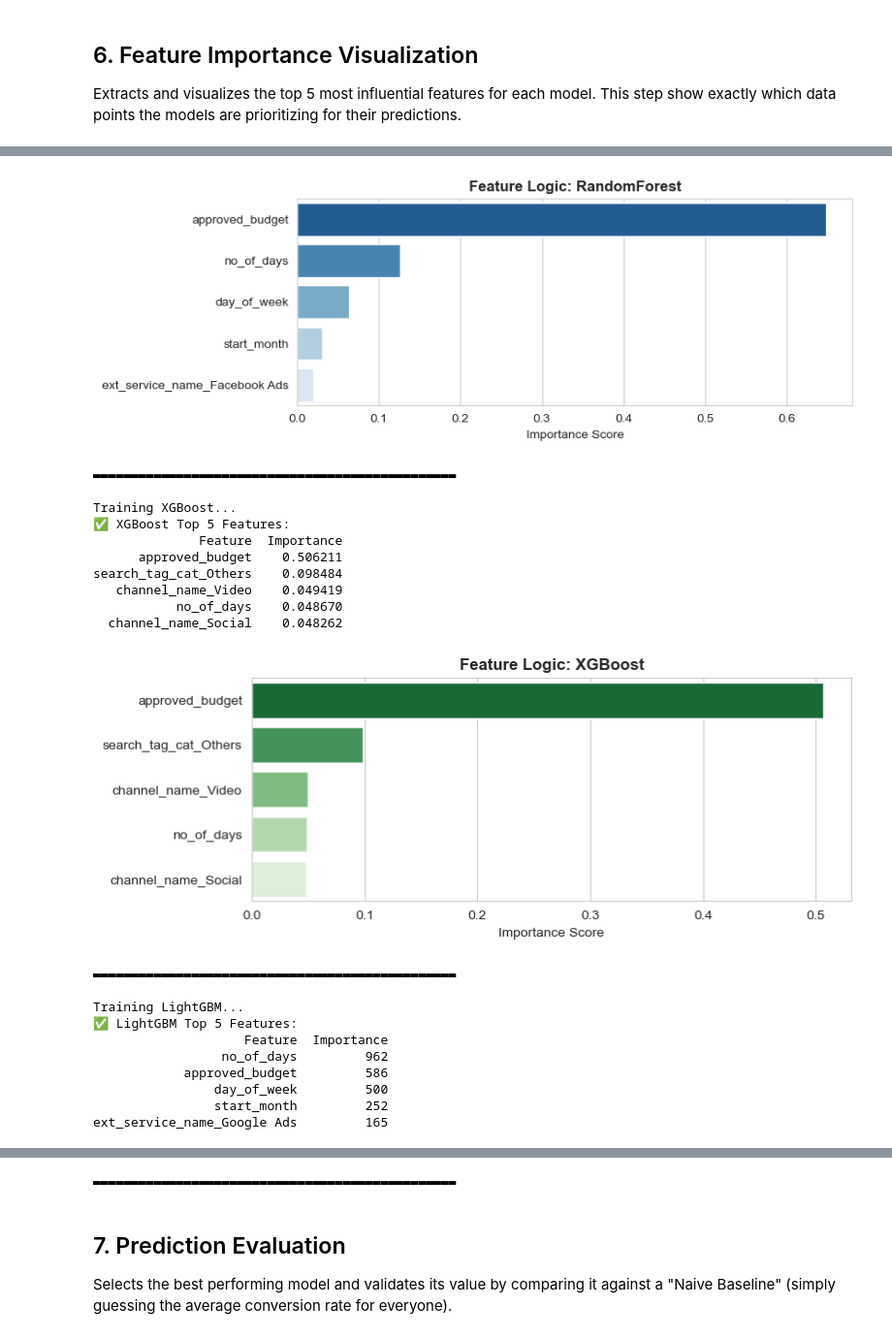
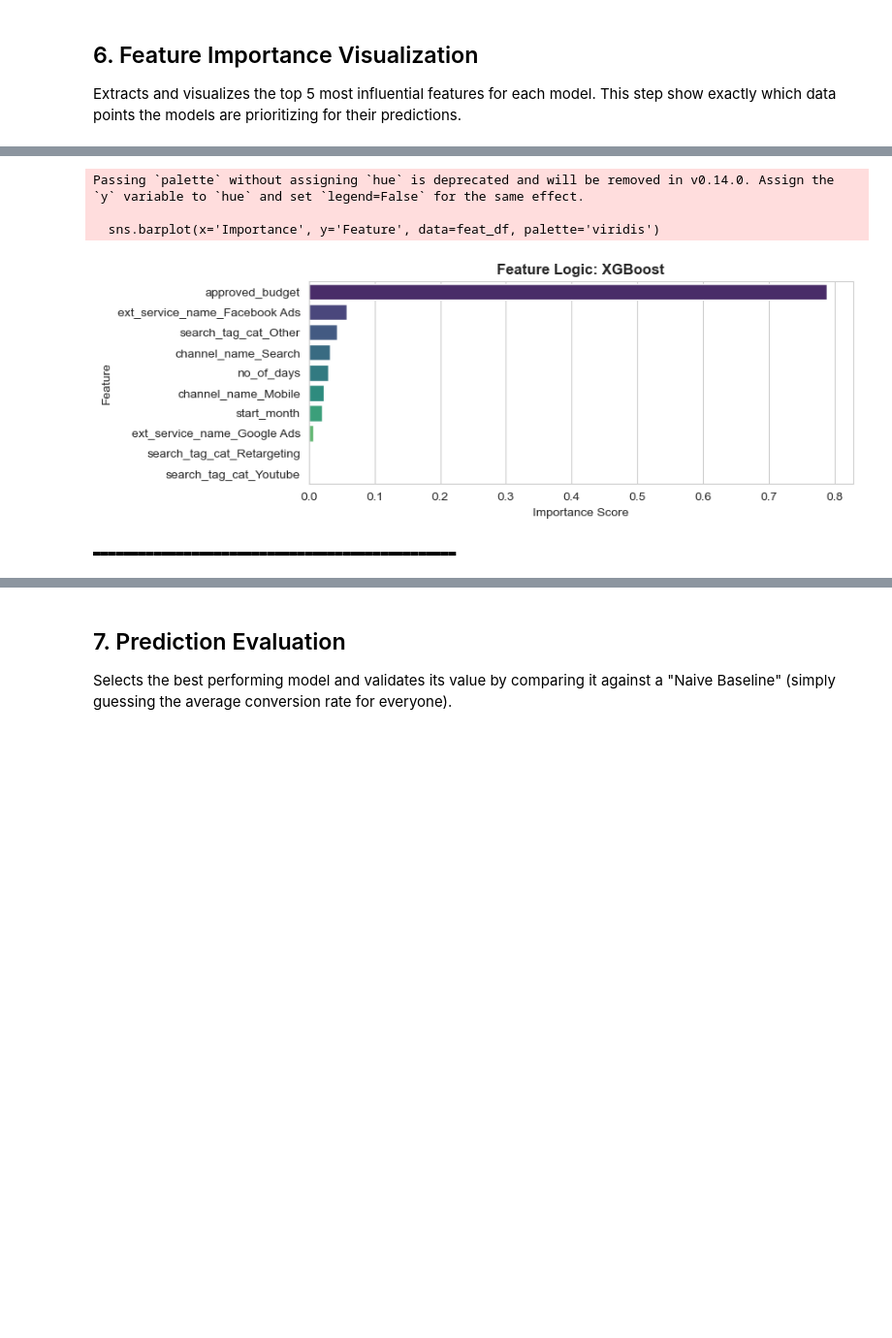
Before and after one commit to 1220823/Viralytics-Desafio-2, a Jupyter notebook: src/Model_Training/train_market_model.ipynb, the cells around one changed output, grey strips where cells are left out. Shown at 97% size. Cells and saved outputs as stored; diff of their text form; code cells hidden in the pictures; blank space fills up the shorter version.

```diff
--- a/src/Model_Training/train_market_model.ipynb
+++ b/src/Model_Training/train_market_model.ipynb
@@ -35,6 +36,13 @@ Loads the cleaned dataset
 # %%
 # FIND FILE AUTOMATICALLY
 files = glob.glob("../Datasets/Cleaned_Datasets/Marketing/*.csv")
+
+if not files:
+    raise FileNotFoundError("No CSV files found. Check your path!")
+
+# Sort to ensure we always pick the same file
+files.sort()
+
 print(f"Loading file: {files[0]}")
 df = pd.read_csv(files[0])
 print(f"Final Data Shape: {df.shape}")
@@ -288,39 +270,38 @@ LightGBM        | 0.5838     | 0.7014     | 0.1175     | $77,780    | 0.5869
 
 Extracts and visualizes the top 5 most influential features for each model. This step show exactly which data points the models are prioritizing for their predictions.
 # %%
-# 2. Loop through each model to Train & Visualize
-for name, model in models.items():
-    print(f"\nTraining {name}...")
+# Visualize the Best Model's Features
+if best_opt_model is not None:
+    print(f"\nTraining {best_model_name} for Visualization...")
 
-    # A. Train the model fresh
-    model.fit(X_train, y_train)
+    # Extract parts from pipeline
+    selector = best_opt_model.named_steps['selector']
+    regressor = best_opt_model.named_steps['regressor']
 
-    # B. Extract Feature Importance
-    if hasattr(model, 'feature_importances_'):
-        importances = model.feature_importances_
-        feature_names = X_train.columns
+    # Get Feature Names
+    selected_mask = selector.get_support()
+    selected_names = X_train.columns[selected_mask]
+
+    # Extract Feature Importance
+    if hasattr(regressor, 'feature_importances_'):
+        importances = regressor.feature_importances_
 
         # Create a clean DataFrame
         feat_df = pd.DataFrame({
-            'Feature': feature_names,
+            'Feature': selected_names,
             'Importance': importances
-        }).sort_values(by='Importance', ascending=False).head(5) # Keep top 5
+        }).sort_values(by='Importance', ascending=False).head(10)
 
-        # C. Print the Numbers (The "Evidence")
-        print(f"✅ {name} Top 5 Features:")
+        print(f"✅ {best_model_name} Top Features:")
         print(feat_df.to_string(index=False))
 
-        # D. Plot the Graph (The "Visual")
+        # Plot
         plt.figure(figsize=(8, 3))
-        # Color coding: RF=Blue, XGB=Green, LGBM=Purple for distinctness
-        color_map = {'RandomForest': 'Blues_r', 'XGBoost': 'Greens_r', 'LightGBM': 'Purples_r'}
-
-        sns.barplot(x='Importance', y='Feature', hue='Feature', data=feat_df, palette=color_map[name], legend=False)
-        plt.title(f'Feature Logic: {name}', fontsize=12, fontweight='bold')
+        sns.barplot(x='Importance', y='Feature', data=feat_df, palette='viridis')
+        plt.title(f'Feature Logic: {best_model_name}', fontsize=12, fontweight='bold')
         plt.xlabel('Importance Score')
-        plt.ylabel('')
         plt.show()
         print("▬▬▬▬▬▬▬▬▬▬▬▬▬▬▬▬▬▬▬▬▬▬▬▬▬▬▬▬▬▬▬▬▬▬▬▬▬▬▬▬▬▬▬▬▬▬▬▬")
     else:
-        print(f"⚠️ Model {name} does not support feature importance.")
+        print(f"⚠️ Model {best_model_name} does not support feature importance.")
 # %% [output]
@@ -335,22 +321,5 @@ ext_service_name_Facebook Ads    0.019843
+Passing `palette` without assigning `hue` is deprecated and will be removed in v0.14.0. Assign the `y` variable to `hue` and set `legend=False` for the same effect.
+
+  sns.barplot(x='Importance', y='Feature', data=feat_df, palette='viridis')
-[figure, old version]
+[figure, new version]
-▬▬▬▬▬▬▬▬▬▬▬▬▬▬▬▬▬▬▬▬▬▬▬▬▬▬▬▬▬▬▬▬▬▬▬▬▬▬▬▬▬▬▬▬▬▬▬▬
-
-Training XGBoost...
-✅ XGBoost Top 5 Features:
-              Feature  Importance
-      approved_budget    0.506211
-search_tag_cat_Others    0.098484
-   channel_name_Video    0.049419
-           no_of_days    0.048670
-  channel_name_Social    0.048262
-[figure, removed]
 ▬▬▬▬▬▬▬▬▬▬▬▬▬▬▬▬▬▬▬▬▬▬▬▬▬▬▬▬▬▬▬▬▬▬▬▬▬▬▬▬▬▬▬▬▬▬▬▬
-
-Training LightGBM...
-✅ LightGBM Top 5 Features:
-                    Feature  Importance
-                 no_of_days         962
-            approved_budget         586
-                day_of_week         500
-                start_month         252
-ext_service_name_Google Ads         165
@@ -358,4 +326,3 @@ ext_service_name_Google Ads         165
-▬▬▬▬▬▬▬▬▬▬▬▬▬▬▬▬▬▬▬▬▬▬▬▬▬▬▬▬▬▬▬▬▬▬▬▬▬▬▬▬▬▬▬▬▬▬▬▬
 # %% [markdown]
 ## 7. Prediction Evaluation
 
```
Also changed, not shown: parts of 9 cells of this notebook, 1 other file.
